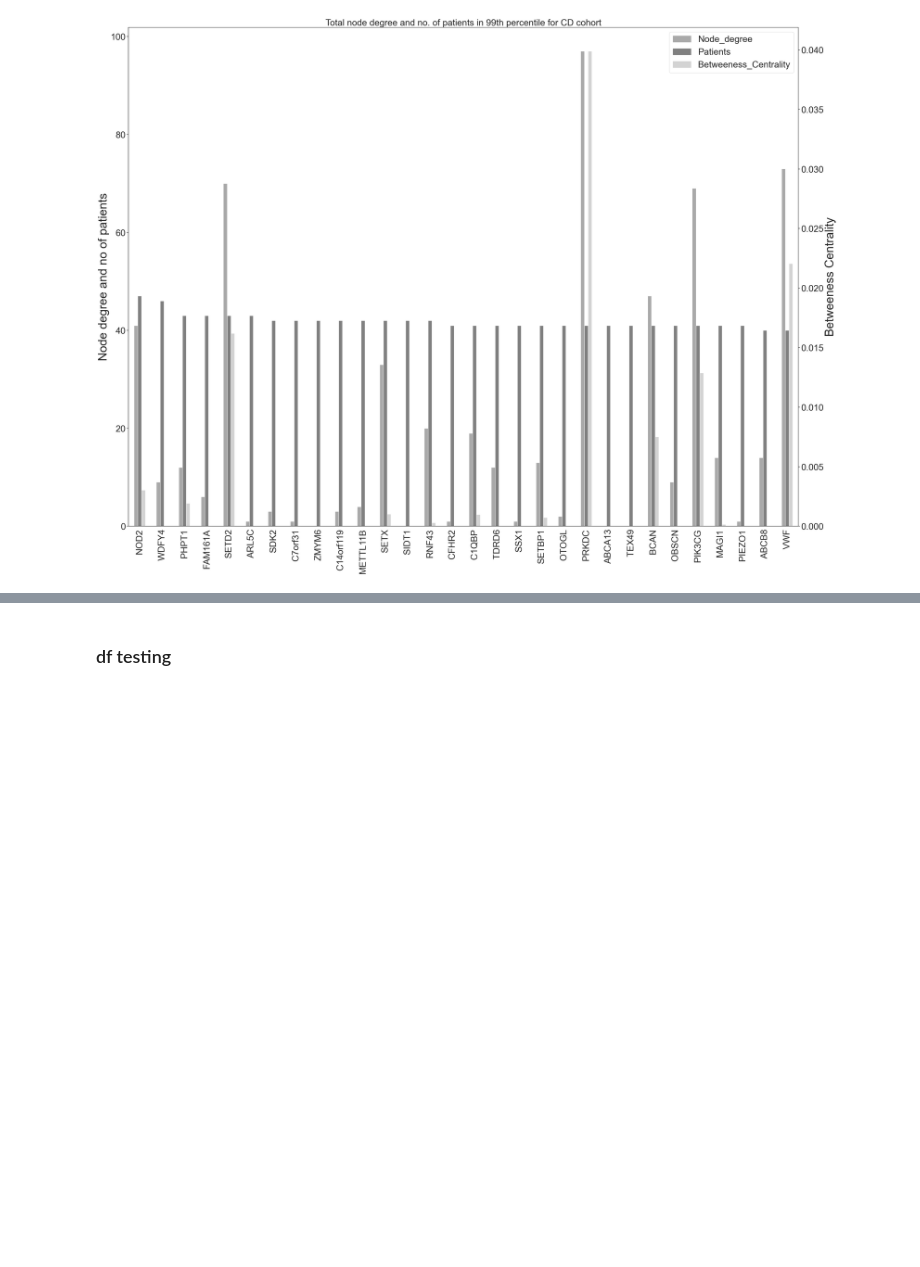
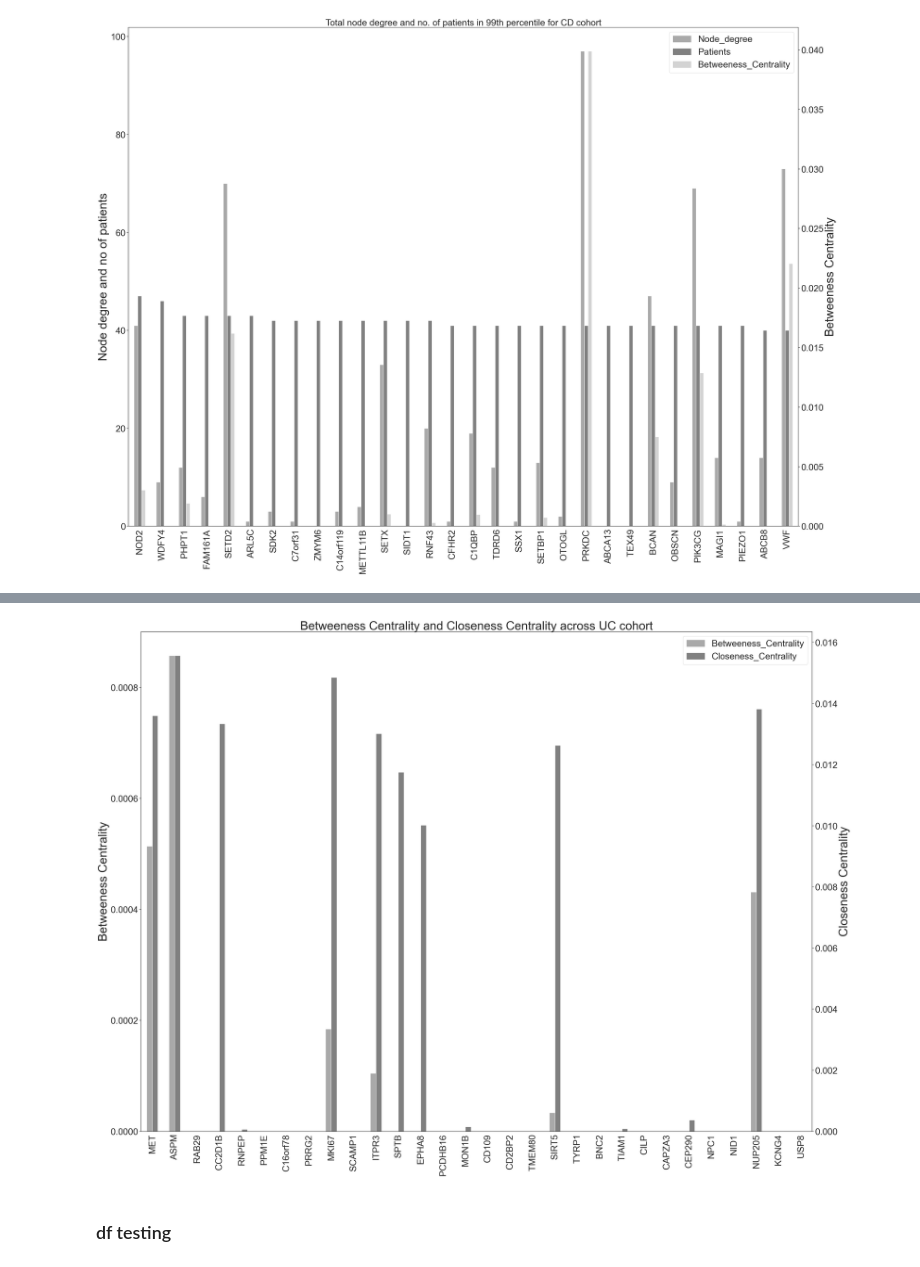
Before and after one commit to TomDoyleee/GenePy_Network_Integration, a Jupyter notebook: Results.ipynb, the cells around one changed output, grey strips where cells are left out. Saved outputs shown, nothing was run; the diff lists cells and outputs as text; code cells hidden in the pictures; blank space fills up the shorter version.

```diff
--- a/Results.ipynb
+++ b/Results.ipynb
@@ -706,0 +937,8 @@ fig, ax = plt.subplots()
+# %%
+# UC_95
+UC_bin_95_sum_topND = UC_bin_95.sum().sort_values(ascending=False).head(30)
+G3 = nx.Graph(UC_95_MG)
+UC_95_BC = nx.betweenness_centrality(G3)
+# %%
+UC_95_BC = pd.Series(UC_95_BC)
+UC_95_BC
@@ -706,0 +958,3 @@ fig, ax = plt.subplots()
+# %%
+UC_95_BC_UC_top = UC_95_BC[UC_bin_95_sum_topND.index]
+UC_95_BC_UC_top
@@ -707,3 +979,7 @@ fig, ax = plt.subplots()
+# %%
+create_BC_CC_barplot_UC(UC_95_MG, UC_bin_95, UC_95_BC_UC_top, 'UC_BC_CC.png')
+# %% [output]
+[figure, added]
 # %% [markdown]
 ### df testing
 # %%
```
Also changed, not shown: parts of 17 cells of this notebook.
